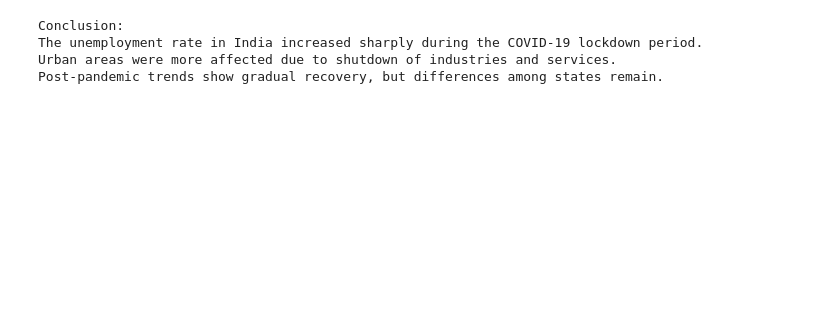
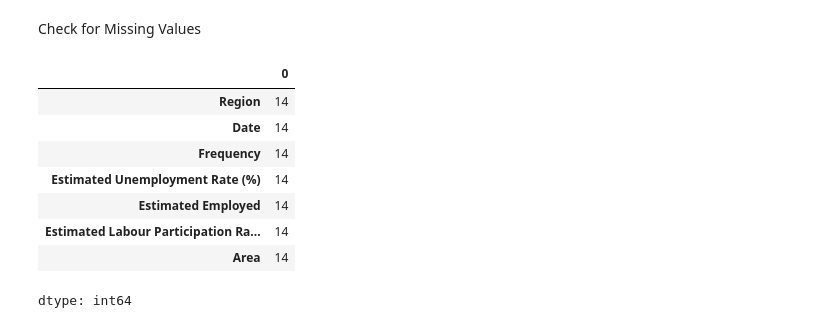
Before and after one commit to KadamShivanjalii/OIBSIP_DataScience_Task2, a Jupyter notebook: Unemployment_Analysis.ipynb, the cells around one changed output. Saved outputs shown, nothing was run; the diff lists cells and outputs as text; code cells hidden in the pictures; blank space fills up the shorter version.

```diff
--- a/Unemployment_Analysis.ipynb
+++ b/Unemployment_Analysis.ipynb
@@ -91,10 +27,14 @@ dtype: int64
-# %%
-print("Conclusion:")
-print("The unemployment rate in India increased sharply during the COVID-19 lockdown period.")
-print("Urban areas were more affected due to shutdown of industries and services.")
-print("Post-pandemic trends show gradual recovery, but differences among states remain.")
-# %% [output]
-Conclusion:
-The unemployment rate in India increased sharply during the COVID-19 lockdown period.
-Urban areas were more affected due to shutdown of industries and services.
-Post-pandemic trends show gradual recovery, but differences among states remain.
+# %% [markdown]
+Check for Missing Values
+# %%
+df.isnull().sum()
+# %% [output]
+|  | 0 |
+| Region | 14 |
+| Date | 14 |
+| Frequency | 14 |
+| Estimated Unemployment Rate (%) | 14 |
+| Estimated Employed | 14 |
+| Estimated Labour Participation Ra... | 14 |
+| Area | 14 |
+dtype: int64
```
Also changed, not shown: parts of 11 cells of this notebook.
